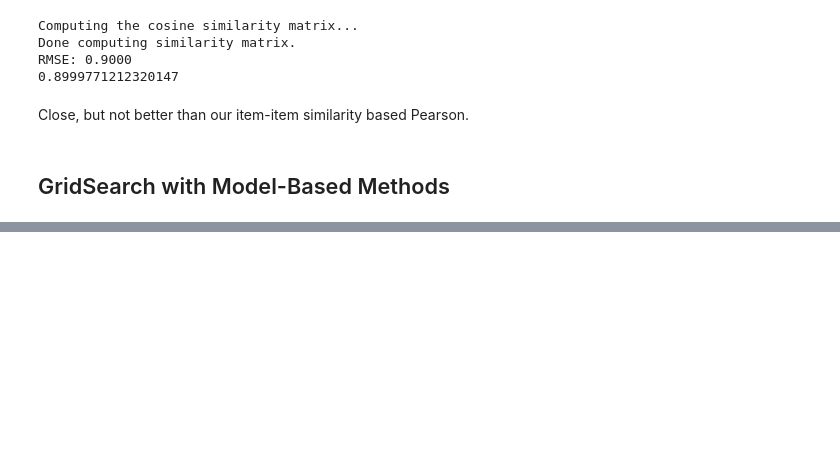
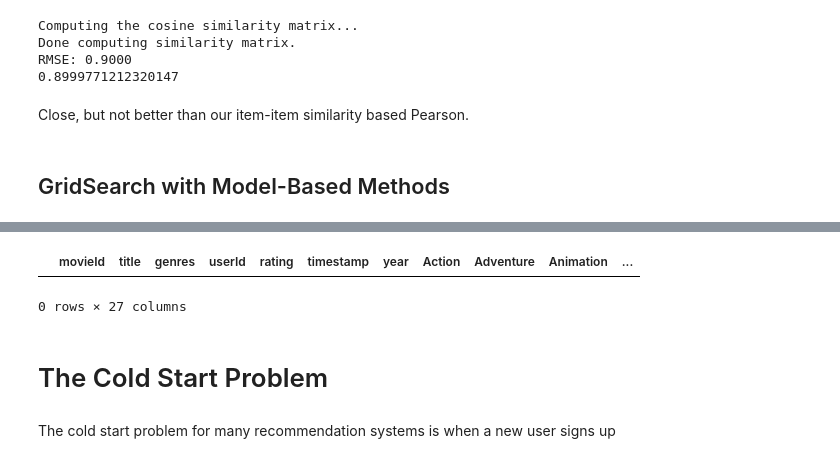
Before and after one commit to MackoyS/movielens-recommendation-system, a Jupyter notebook: eda_mackoy.ipynb, the cells around one changed output, grey strips where cells are left out. Drawn from its saved outputs; the diff is of its cells as text; code cells hidden in the pictures; blank space fills up the shorter version.

```diff
--- a/eda_mackoy.ipynb
+++ b/eda_mackoy.ipynb
@@ -650,0 +769,10 @@ print(gs_model.best_params["rmse"])
+# %%
+# And our user has also never reviewed Goldeneye, so this is a true prediction for them!
+movie.loc[(movie['userId'] == 30) & (movie['movieId'] == 10)]
+# %% [output]
+|  | movieId | title | genres | userId | rating | timestamp | year | Action | Adventure | Animation | ... |
+0 rows × 27 columns
+# %% [markdown]
+# The Cold Start Problem
+# %% [markdown]
+The cold start problem for many recommendation systems is when a new user signs up
```
Also changed, not shown: parts of 21 cells of this notebook.
